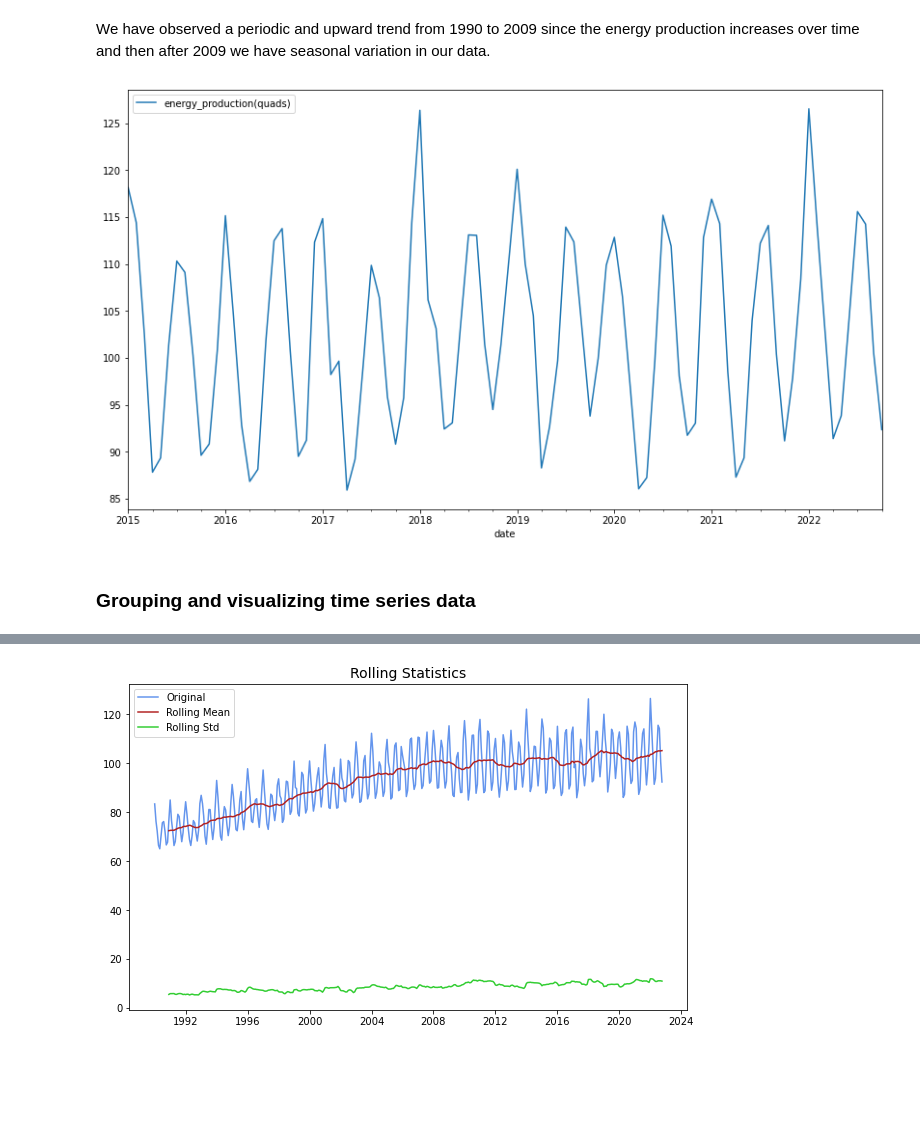
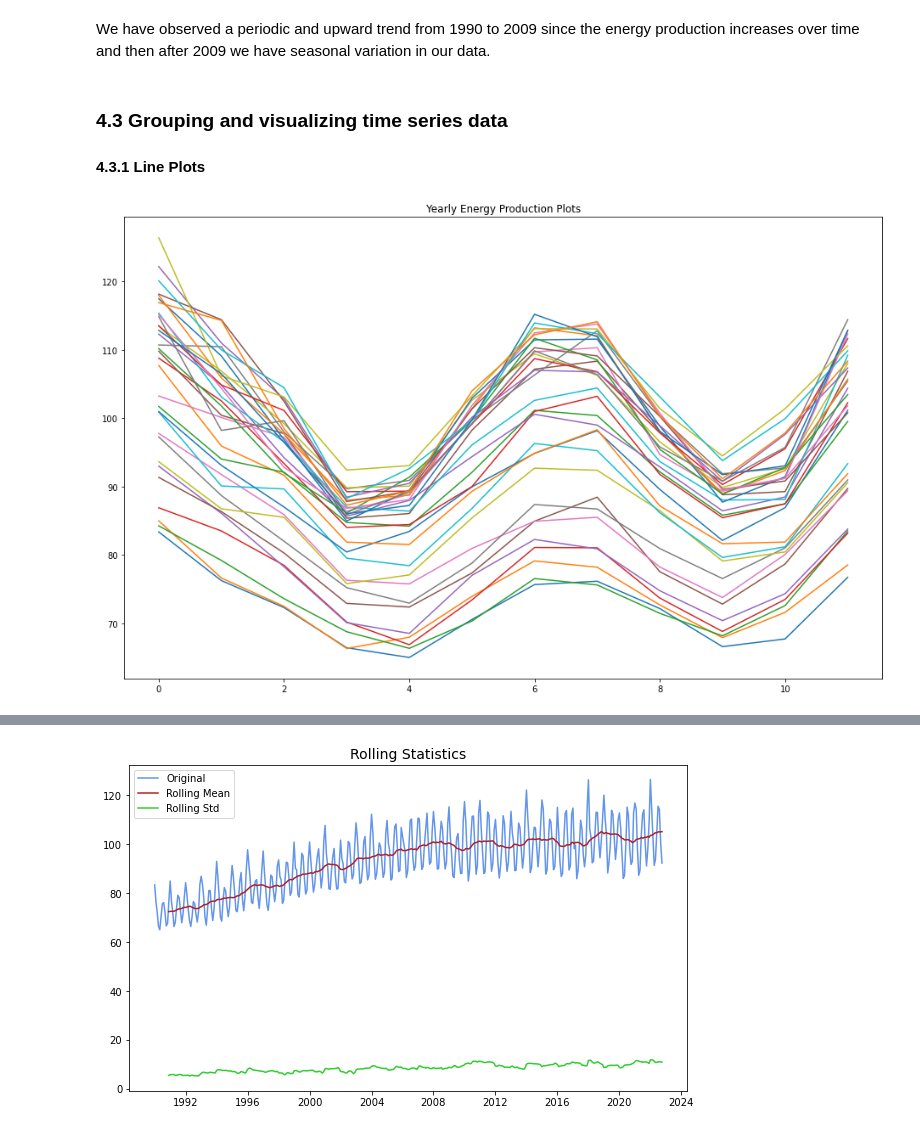
Before and after one commit to sophia14324/Phase-4-Project, a Jupyter notebook: starter_notebook.ipynb, the cells around one changed output, grey strips where cells are left out. Drawn from its saved outputs; the diff is of its cells as text; code cells hidden in the pictures; blank space fills up the shorter version.

```diff
--- a/starter_notebook.ipynb
+++ b/starter_notebook.ipynb
@@ -162,26 +181,20 @@ plt.show()
 [figure]
 # %% [markdown]
 We have observed a periodic and upward trend from 1990 to 2009 since the energy production increases over time and then after 2009 we have seasonal variation in our data.
-# %%
-df_2015 =  df['2015':]
-df_2015.plot(figsize=(14,8));
-# %% [output]
-[figure, removed]
 # %% [markdown]
-### Grouping and visualizing time series data
+### 4.3 Grouping and visualizing time series data
+
+#### 4.3.1 Line Plots
 # %%
-#Use pandas grouper to group values using annual frequency
-# year_groups = new_df['2010':].groupby(pd.Grouper(freq ='A'))
-# len(year_groups['date'])
+# Use pandas grouper to group values using annual frequency
+year_groups = new_df['1990':'2021'].groupby(pd.Grouper(freq ='A'))
+energy_annual = pd.DataFrame()
+for yr, group in year_groups:
+    energy_annual[yr.year] = group.values.ravel()
 
-#year_groups.plot(figsize=(14, 8),subplots=True, legend=True)
 
-# #Create a new DataFrame and store yearly values in column
-# s
-# us_annual = pd.DataFrame()
-
-# for yr, group in year_groups:
-#     us_annual[yr.year] = group.values.ravel()
-
-# #Plot the yearly groups as subplots
-# us_annual.plot(figsize = (13,8), subplots=True, legend=True);
+# Plot the yearly groups as subplots
+energy_annual.plot(figsize = (16,10),subplots=False, legend=False)
+plt.title('Yearly Energy Production Plots');
+# %% [output]
+[figure, added]
```
Also changed, not shown: parts of 40 cells of this notebook.
